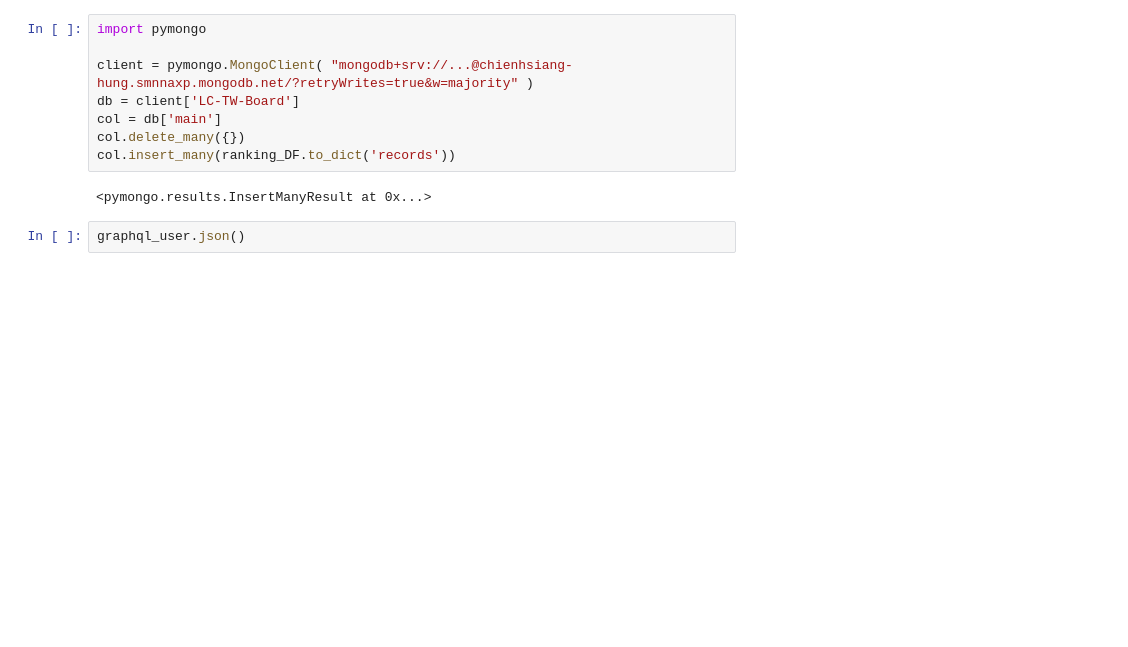
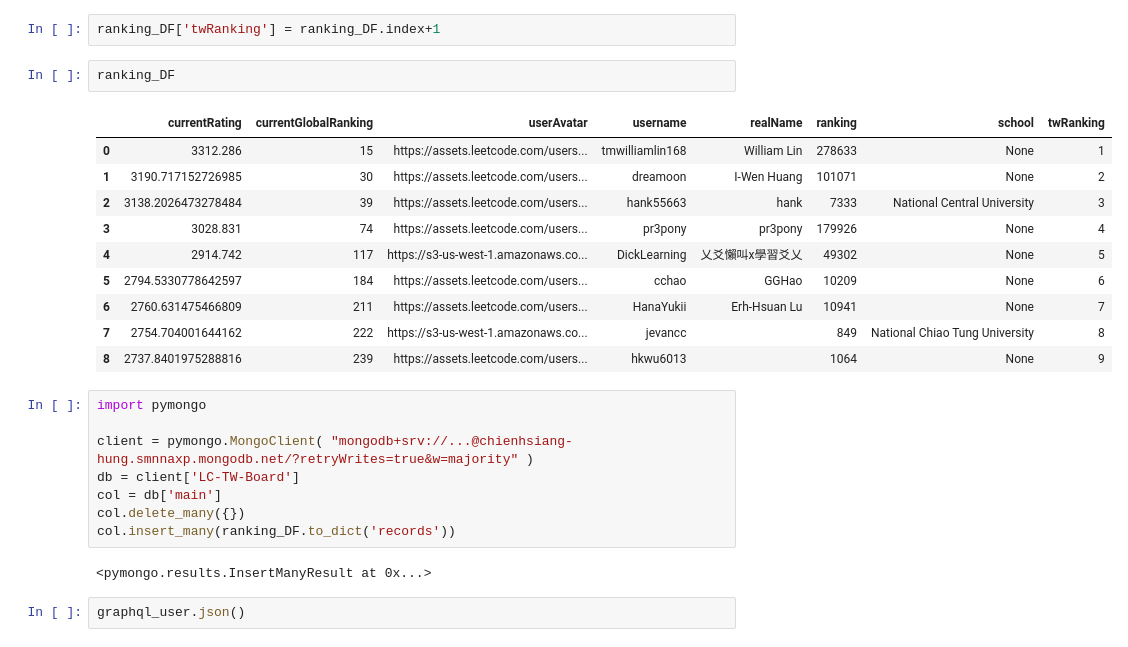
Before and after one commit to chienhsiang-hung/LC-TW-Board, a Jupyter notebook: test.ipynb, the cells around one changed output. Saved outputs shown, nothing was run; the diff lists cells and outputs as text; blank space fills up the shorter version.

Commit message:
twRanking

```diff
--- a/test.ipynb
+++ b/test.ipynb
@@ -78,3 +75,18 @@ ranking_DF
+# %%
+ranking_DF['twRanking'] = ranking_DF.index+1
+# %%
+ranking_DF
+# %% [output]
+|  | currentRating | currentGlobalRanking | userAvatar | username | realName | ranking | school | twRanking |
+| 0 | 3312.286 | 15 | https://assets.leetcode.com/users... | tmwilliamlin168 | William Lin | 278633 | None | 1 |
+| 1 | 3190.717152726985 | 30 | https://assets.leetcode.com/users... | dreamoon | I-Wen Huang | 101071 | None | 2 |
+| 2 | 3138.2026473278484 | 39 | https://assets.leetcode.com/users... | hank55663 | hank | 7333 | National Central University | 3 |
+| 3 | 3028.831 | 74 | https://assets.leetcode.com/users... | pr3pony | pr3pony | 179926 | None | 4 |
+| 4 | 2914.742 | 117 | https://s3-us-west-1.amazonaws.co... | DickLearning | 乂爻懶叫x學習爻乂 | 49302 | None | 5 |
+| 5 | 2794.5330778642597 | 184 | https://assets.leetcode.com/users... | cchao | GGHao | 10209 | None | 6 |
+| 6 | 2760.631475466809 | 211 | https://assets.leetcode.com/users... | HanaYukii | Erh-Hsuan Lu | 10941 | None | 7 |
+| 7 | 2754.704001644162 | 222 | https://s3-us-west-1.amazonaws.co... | jevancc |  | 849 | National Chiao Tung University | 8 |
+| 8 | 2737.8401975288816 | 239 | https://assets.leetcode.com/users... | hkwu6013 |  | 1064 | None | 9 |
 # %%
 import pymongo
 
```
Also changed, not shown: parts of 1 cell of this notebook, 1 other file.
